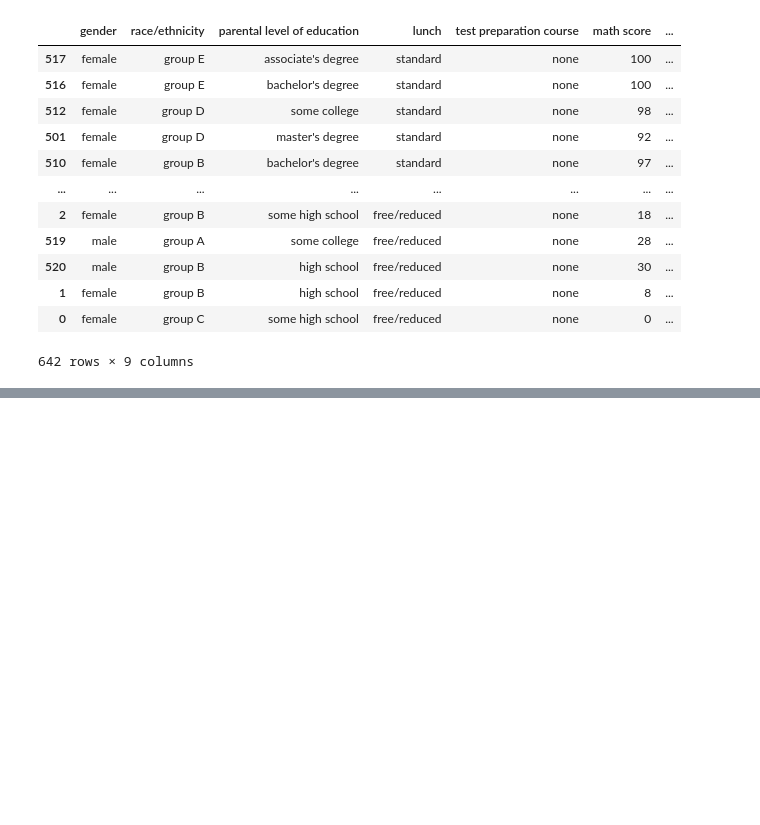
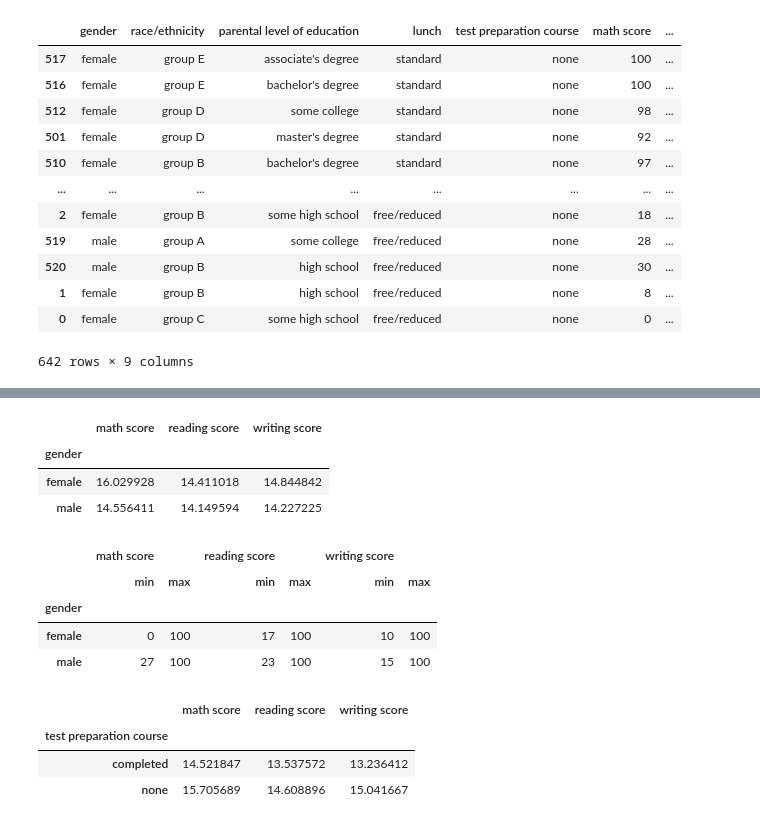
Before and after one commit to 4fth4b/python-base-3, a Jupyter notebook: Student performance.ipynb, the cells around one changed output, grey strips where cells are left out. Drawn from its saved outputs; the diff is of its cells as text; code cells hidden in the pictures; blank space fills up the shorter version.

```diff
--- a/Student performance.ipynb
+++ b/Student performance.ipynb
@@ -186,0 +178,2 @@ df2.sort_values(by='mean',ascending=False)
+# %%
+df1['Total']=df1['math score'].std()
@@ -186,0 +196,22 @@ df2.sort_values(by='mean',ascending=False)
+# %%
+df1.groupby(['gender'])['math score','reading score','writing score'].std()
+# %% [output]
+|  | math score | reading score | writing score |
+| gender |  |  |  |
+| female | 16.029928 | 14.411018 | 14.844842 |
+| male | 14.556411 | 14.149594 | 14.227225 |
+# %%
+df1.groupby(['gender'])['math score','reading score','writing score'].agg([min,max])
+# %% [output]
+|  | math score |  | reading score |  | writing score |  |
+|  | min | max | min | max | min | max |
+| gender |  |  |  |  |  |  |
+| female | 0 | 100 | 17 | 100 | 10 | 100 |
+| male | 27 | 100 | 23 | 100 | 15 | 100 |
+# %%
+df1.groupby(['test preparation course'])['math score','reading score','writing score'].std()
+# %% [output]
+|  | math score | reading score | writing score |
+| test preparation course |  |  |  |
+| completed | 14.521847 | 13.537572 | 13.236412 |
+| none | 15.705689 | 14.608896 | 15.041667 |
```
Also changed, not shown: parts of 20 cells of this notebook, 2 other files.
